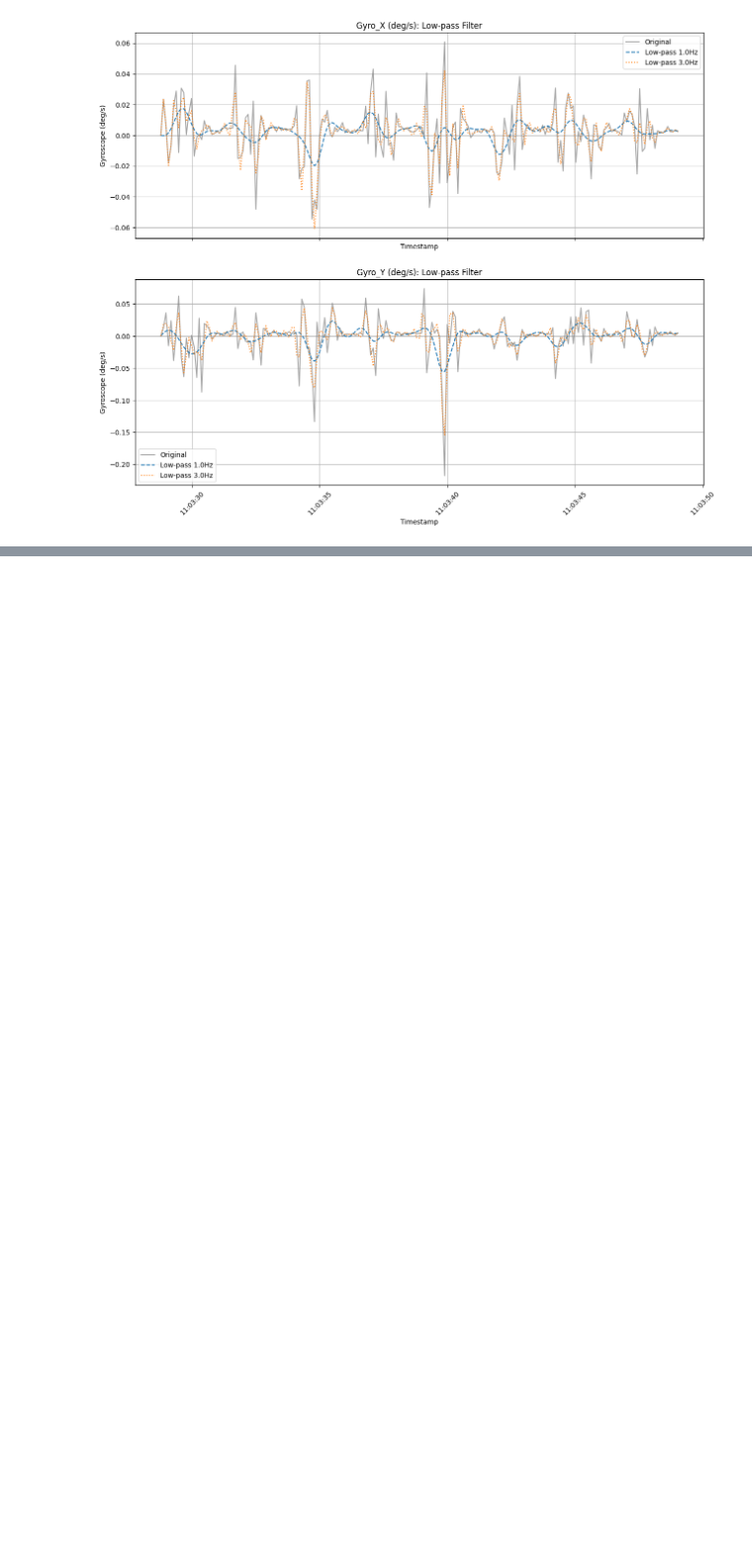
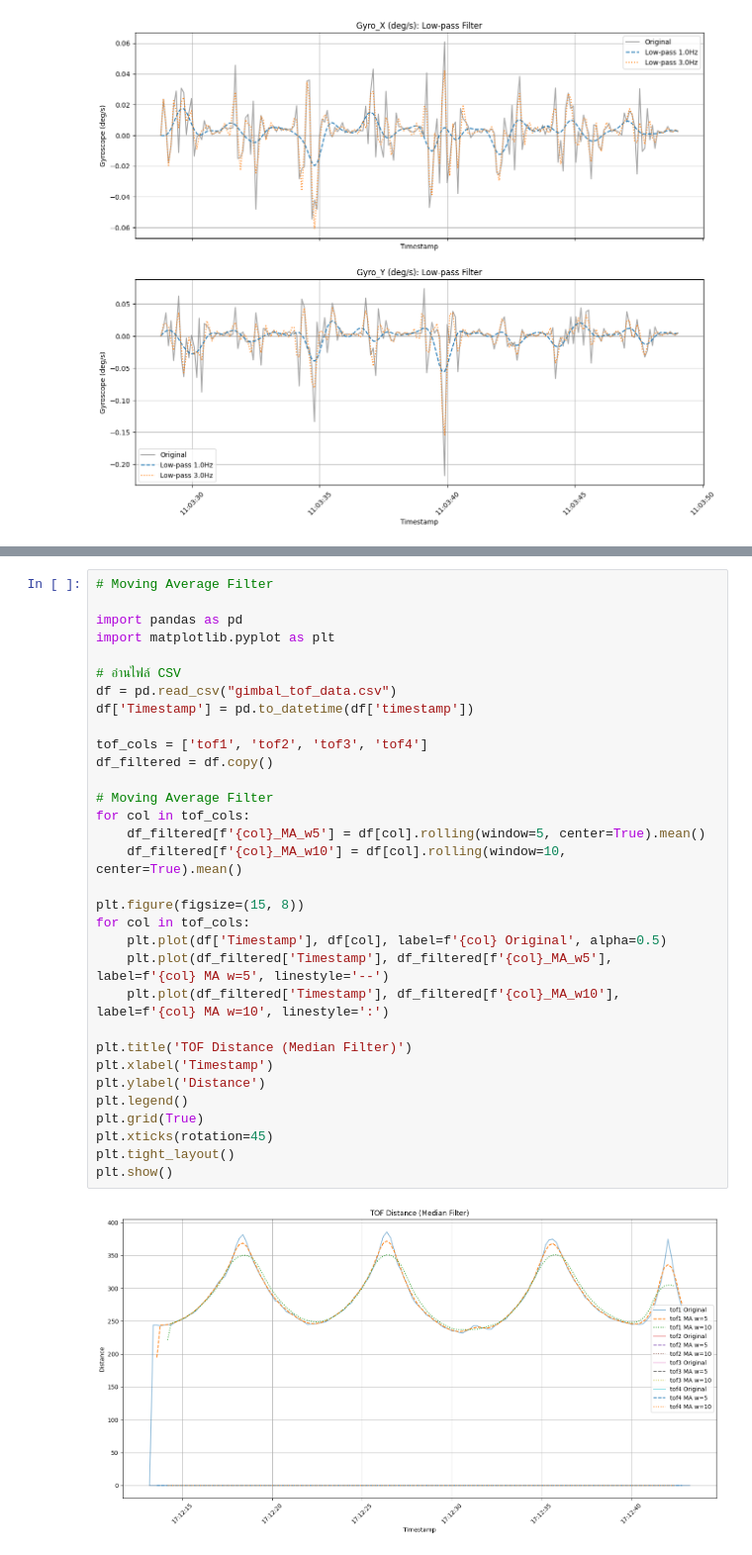
Before and after one commit to Achira03/h2c_work, a Jupyter notebook: aj.sahapong/Filtering.ipynb, the cells around one changed output, grey strips where cells are left out. Shown at 99% size. Cells and saved outputs as stored; diff of their text form; blank space fills up the shorter version.

```diff
--- a/sahapong.ipynb
+++ b/aj.sahapong/Filtering.ipynb
@@ -290,0 +320,34 @@ for i, col in enumerate(acc_cols):
+# %%
+# Moving Average Filter
+
+import pandas as pd
+import matplotlib.pyplot as plt
+
+# อ่านไฟล์ CSV
+df = pd.read_csv("gimbal_tof_data.csv")
+df['Timestamp'] = pd.to_datetime(df['timestamp'])
+
+tof_cols = ['tof1', 'tof2', 'tof3', 'tof4']
+df_filtered = df.copy()
+
+# Moving Average Filter
+for col in tof_cols:
+    df_filtered[f'{col}_MA_w5'] = df[col].rolling(window=5, center=True).mean()
+    df_filtered[f'{col}_MA_w10'] = df[col].rolling(window=10, center=True).mean()
+
+plt.figure(figsize=(15, 8))
+for col in tof_cols:
+    plt.plot(df['Timestamp'], df[col], label=f'{col} Original', alpha=0.5)
+    plt.plot(df_filtered['Timestamp'], df_filtered[f'{col}_MA_w5'], label=f'{col} MA w=5', linestyle='--')
+    plt.plot(df_filtered['Timestamp'], df_filtered[f'{col}_MA_w10'], label=f'{col} MA w=10', linestyle=':')
+
+plt.title('TOF Distance (Median Filter)')
+plt.xlabel('Timestamp')
+plt.ylabel('Distance')
+plt.legend()
+plt.grid(True)
+plt.xticks(rotation=45)
+plt.tight_layout()
+plt.show()
+# %% [output]
+[figure, added]
```
Also changed, not shown: parts of 4 cells of this notebook, 14 other files.
